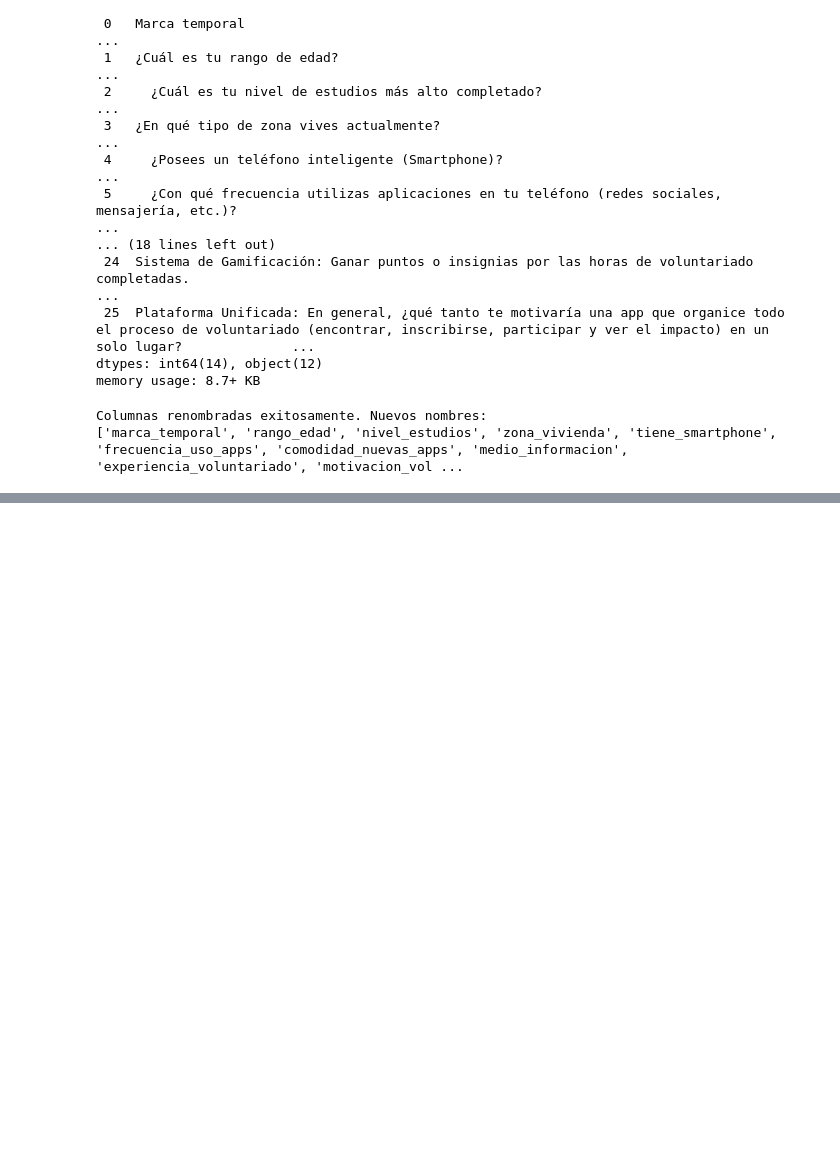
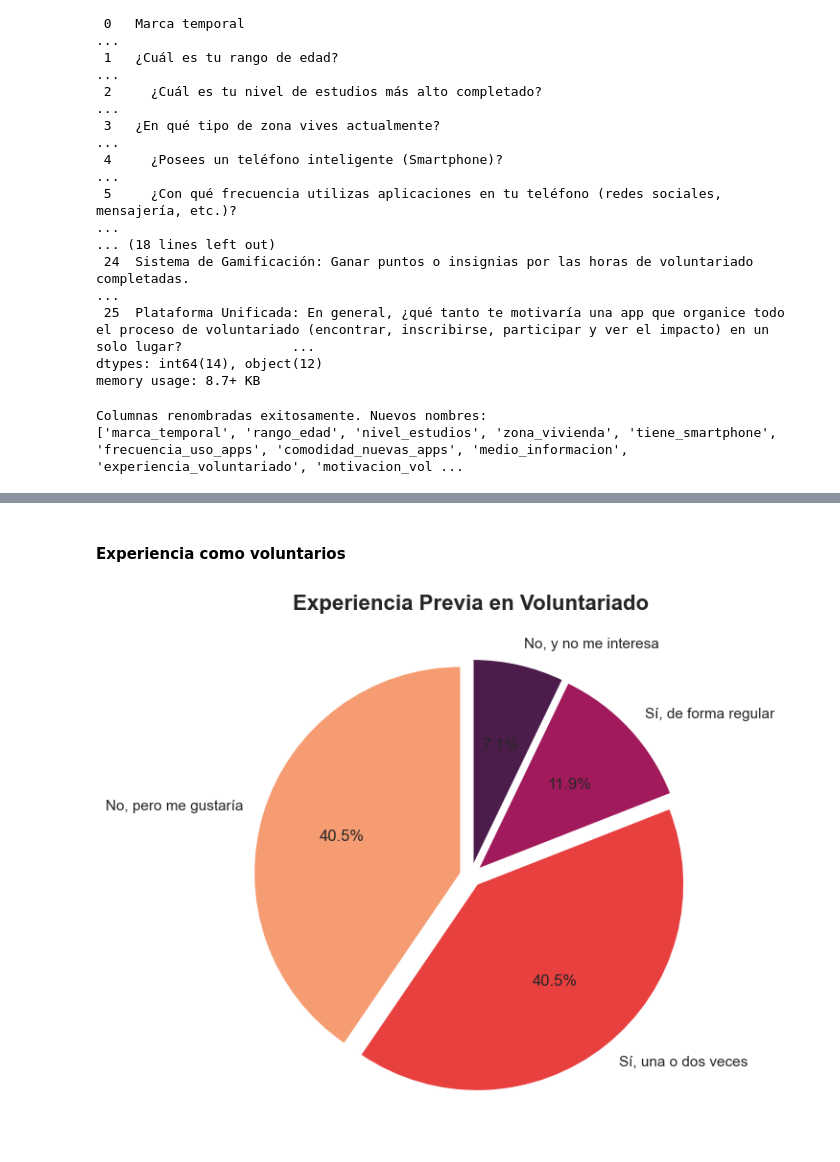
Before and after one commit to irvingChampo/EDA-Bienestar-integral-, a Jupyter notebook: eda_encueta.ipynb, the cells around one changed output, grey strips where cells are left out. Cells and saved outputs as stored; diff of their text form; code cells hidden in the pictures; blank space fills up the shorter version.

```diff
--- a/eda_encueta.ipynb
+++ b/eda_encueta.ipynb
@@ -125,0 +254,20 @@ Otra opcion es eliminar los espacios en blando del inicio y del fin
+# %% [markdown]
+#### Experiencia como voluntarios
+# %%
+# Calculamos los porcentajes
+data = df['experiencia_voluntariado'].value_counts(normalize=True).mul(100).rename('porcentaje').reset_index()
+
+plt.figure(figsize=(12, 7))
+
+plt.pie(data['porcentaje'],
+        labels=data['experiencia_voluntariado'],
+        autopct='%1.1f%%',
+        startangle=90,
+        colors=sns.color_palette('rocket_r', n_colors=len(data)),
+        explode=[0.05] * len(data))
+
+plt.title('Experiencia Previa en Voluntariado', fontsize=16, fontweight='bold')
+plt.ylabel('')
+plt.show()
+# %% [output]
+[figure, added]
```
Also changed, not shown: parts of 19 cells of this notebook.
